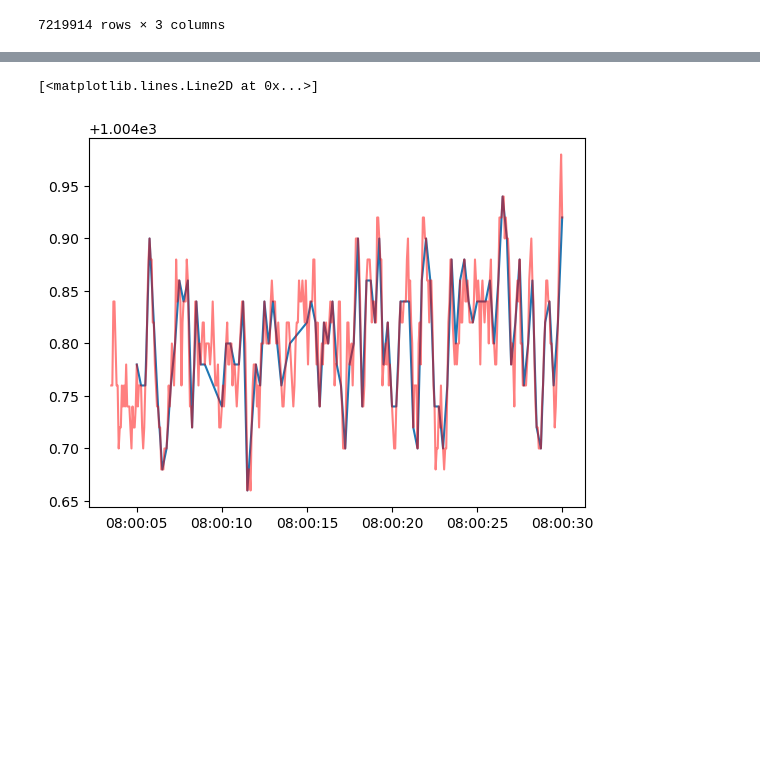
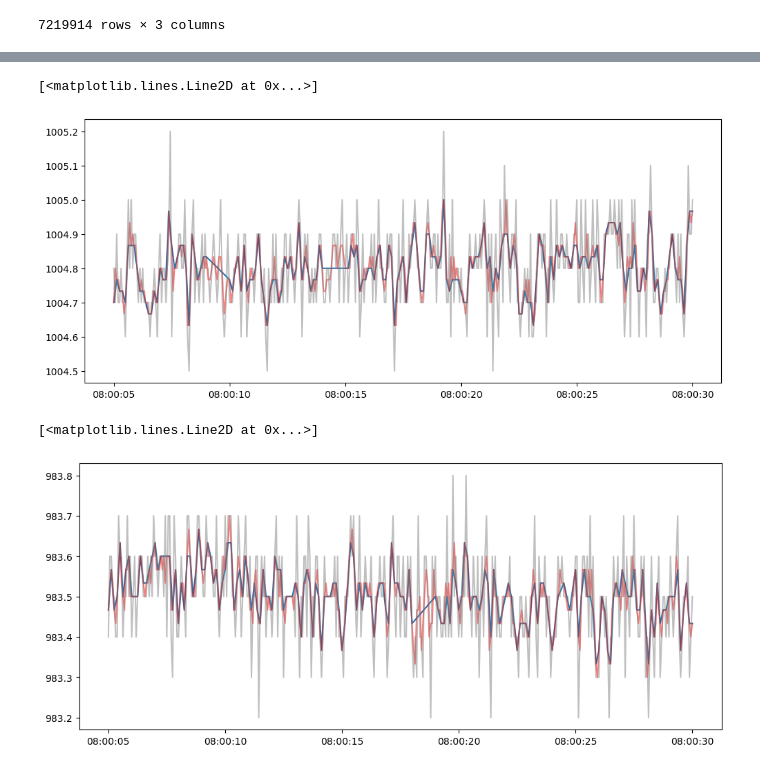
Before and after one commit to csherwood-usgs/NOPP_comparison, a Jupyter notebook: fix_nheri_wg_timing.ipynb, the cells around one changed output, grey strips where cells are left out. Cells and saved outputs as stored; diff of their text form; code cells hidden in the pictures; blank space fills up the shorter version.

Commit message:
almost done with fixing the NHERI data, again

```diff
--- a/fix_nheri_wg_timing.ipynb
+++ b/fix_nheri_wg_timing.ipynb
@@ -96,8 +88,17 @@ df
 | 7219912 | 1003.3 | 2024-09-30 14:39:15 | 2024-09-30 14:39:15.857142857 |
 | 7219913 | 1003.2 | 2024-09-30 14:39:15 | 2024-09-30 14:39:15.928571428 |
 7219914 rows × 3 columns
+# %%
+def smooth_pressure_data(df, window=5):
+    """
+    Applies a running mean to the 'pressure' column of the dataframe,
+    without introducing a lag.
+    """
+    dfs = df.copy()
+    dfs['pressure'] = dfs['pressure'].rolling(window=window, center=True).mean()
+    return dfs
 # %%
-dfs = smooth_pressure_data(df)
+dfs = smooth_pressure_data(df, window=3)
 dfs
 # %% [output]
 |  | pressure | time | timestamp |
@@ -114,16 +115,17 @@ dfs
 | 7219913 | NaN | 2024-09-30 14:39:15 | 2024-09-30 14:39:15.928571428 |
 7219914 rows × 3 columns
 # %%
-def resample_data(df, new_frequency='0.25S'):
+def resample_data(df, freq='0.25s'):
     """
-    Resamples the 'BP' data to a new time series with a frequency of 4 samples per second
+    Resamples the 'pressure' data to a new time series with a frequency of 4 samples per second
     (i.e., every 0.25 seconds) using linear interpolation in time.
     """
+    dfc = df.copy()
     # Generate a new time index at 0.25 second intervals starting from the first timestamp
-    new_time_index = pd.date_range(start=df['timestamp'].iloc[0], end=df['timestamp'].iloc[-1], freq='0.25s')
+    new_time_index = pd.date_range(start=dfc['timestamp'].iloc[0], end=dfc['timestamp'].iloc[-1], freq=freq)
 
     # Create a new DataFrame with the new time index, reindexing the existing data
-    df_resampled = df.set_index('timestamp').reindex(new_time_index)
+    df_resampled = dfc.set_index('timestamp').reindex(new_time_index)
 
     # Perform linear interpolation to fill in the NaN values for 'pressure'
     df_resampled['pressure'] = df_resampled['pressure'].interpolate(method='linear')
@@ -134,7 +136,7 @@ def resample_data(df, new_frequency='0.25S'):
 
     return df_resampled
 # %%
-dfr = resample_data(dfs)
+dfr = resample_data(dfs, freq='0.125s')
 dfr
 # %% [output]
 |  | timestamp | pressure | time |
@@ -185,11 +187,28 @@ dfs
 # %%
 start_time = '2024-09-25 08:00:05'
 end_time = '2024-09-25 08:00:30'
+df_short = df[(df['timestamp'] >= start_time) & (df['timestamp'] <= end_time)]
+
 dfr_short = dfr[(dfr['timestamp'] >= start_time) & (dfr['timestamp'] <= end_time)]
-dfs_short = dfs[(dfr['timestamp'] >= start_time) & (dfs['timestamp'] <= end_time)]
-
+dfs_short = dfs[(dfs['timestamp'] >= start_time) & (dfs['timestamp'] <= end_time)]
+fig, ax = plt.subplots(1,1, figsize=(12,5) )
 plt.plot(dfr_short['timestamp'], dfr_short['pressure'], '-')
 plt.plot(dfs_short['timestamp'], dfs_short['pressure'], '-r', alpha=.5)
+plt.plot(df_short['timestamp'], df_short['pressure'], '-',c='gray',alpha=.5)
 # %% [output]
 [<matplotlib.lines.Line2D at 0x...>]
-[figure, old version]
+[figure, new version]
+# %%
+start_time = '2024-09-27 08:00:05'
+end_time = '2024-09-27 08:00:30'
+df_short = df[(df['timestamp'] >= start_time) & (df['timestamp'] <= end_time)]
+
+dfr_short = dfr[(dfr['timestamp'] >= start_time) & (dfr['timestamp'] <= end_time)]
+dfs_short = dfs[(dfs['timestamp'] >= start_time) & (dfs['timestamp'] <= end_time)]
+fig, ax = plt.subplots(1,1, figsize=(12,5) )
+plt.plot(dfr_short['timestamp'], dfr_short['pressure'], '-')
+plt.plot(dfs_short['timestamp'], dfs_short['pressure'], '-r', alpha=.5)
+plt.plot(df_short['timestamp'], df_short['pressure'], '-',c='gray',alpha=.5)
+# %% [output]
+[<matplotlib.lines.Line2D at 0x...>]
+[figure, added]
```
Also changed, not shown: parts of 5 cells of this notebook.
